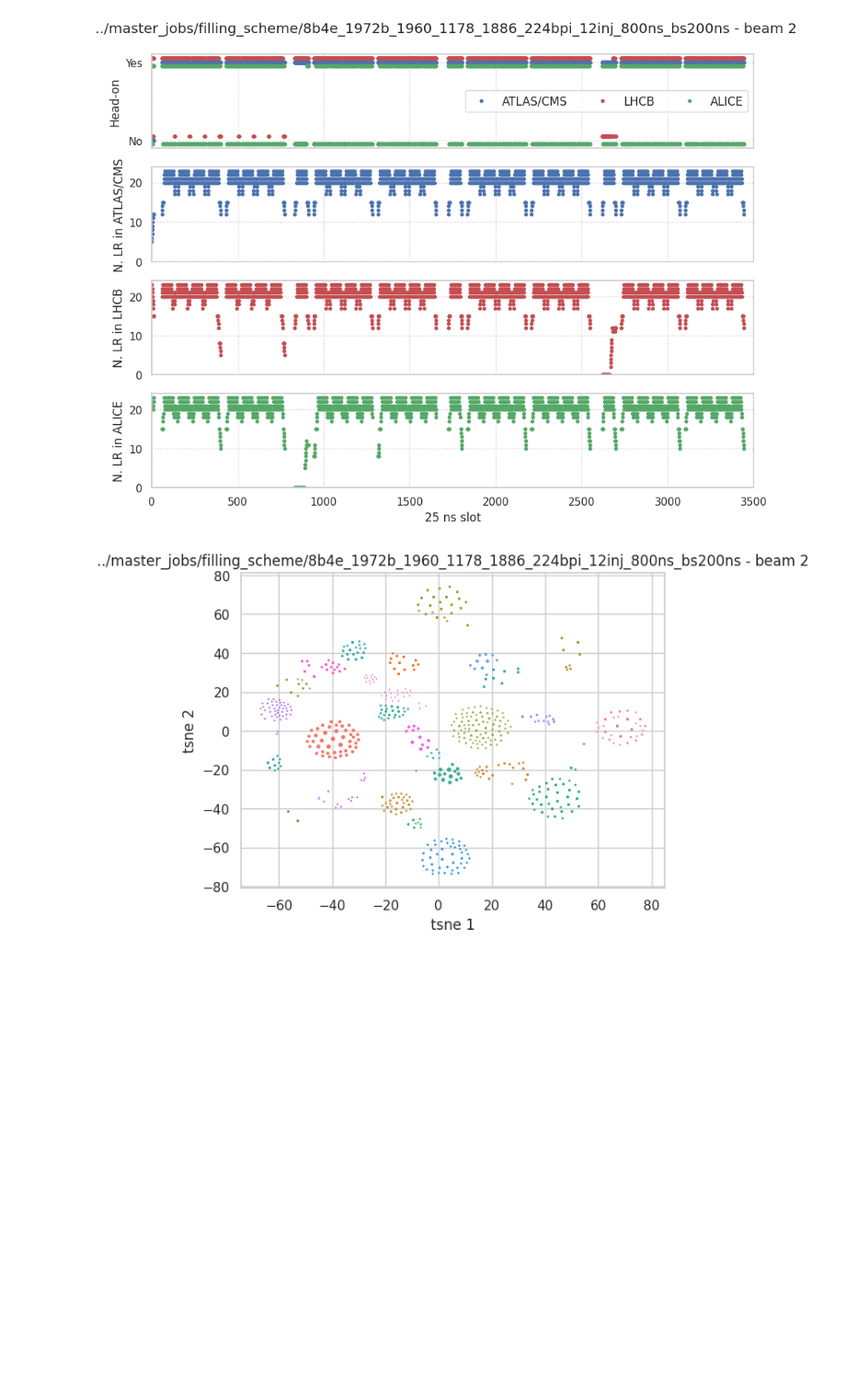
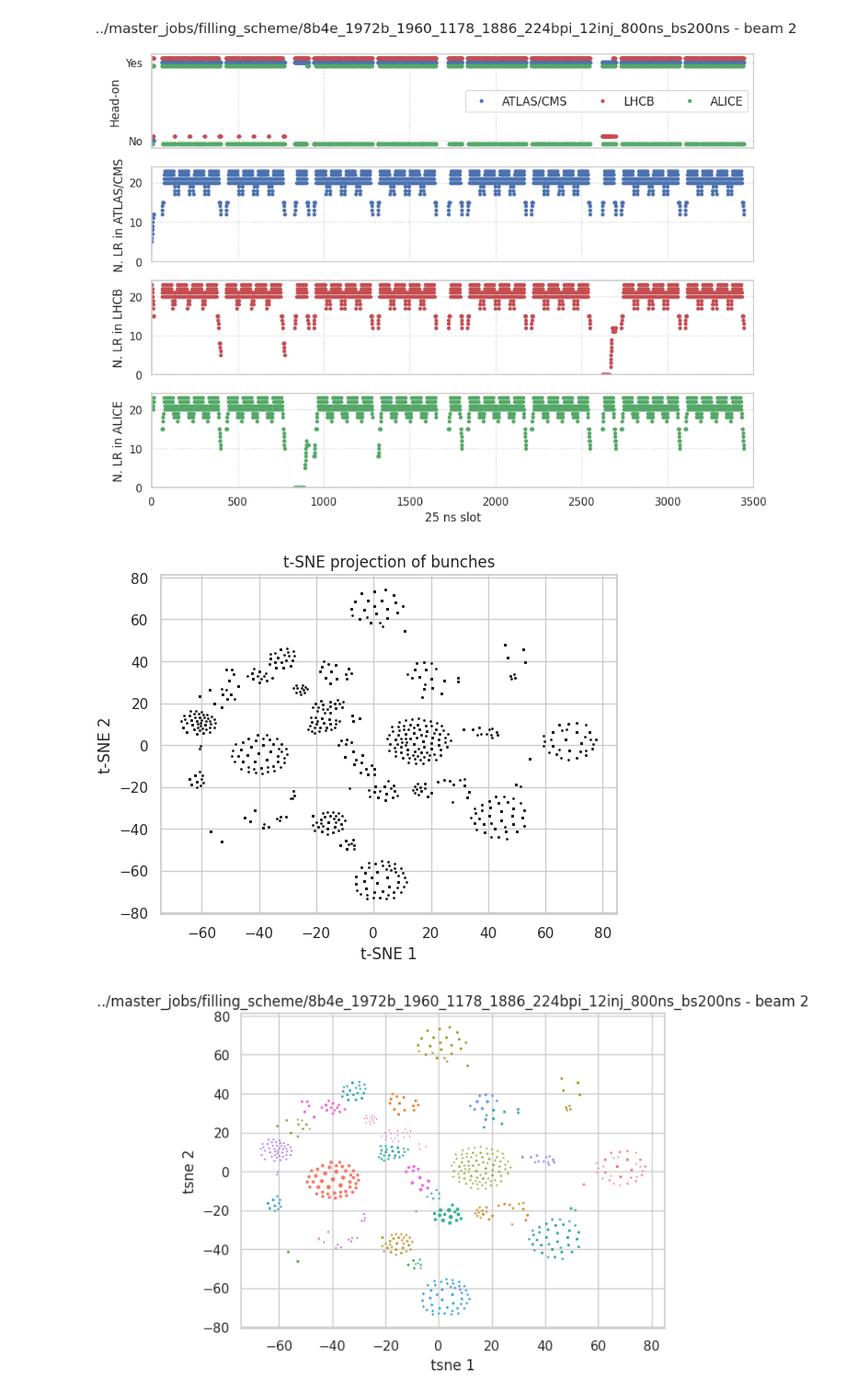
Before and after one commit to ColasDroin/DA_study, a Jupyter notebook: master_study/analysis/cluster_filling_schemes.ipynb, the cells around one changed output. Shown at 92% size. Drawn from its saved outputs; the diff is of its cells as text; code cells hidden in the pictures; blank space fills up the shorter version.

```diff
--- a/master_study/analysis/cluster_filling_schemes.ipynb
+++ b/master_study/analysis/cluster_filling_schemes.ipynb
@@ -182,28 +182,38 @@ Done Beam 2
 # %%
 # Cluster the bunches according to the bb schedule
 # 6 coordinates contained in bbs dataframe:
 # 1. collides in ATLAS/CMS
 # 2. collides in LHCB
 # 3. collides in ALICE
 # 4. # of LR in ATLAS/CMS
 # 5. # of LR in LHCB
 # 6. # of LR in ALICE
 bbs = patt.b1.bb_schedule
 # Project bunches in 2D using umap
 array_bunches = np.array([bbs['collides in ATLAS/CMS'],
                             bbs['collides in LHCB'],
                             bbs['collides in ALICE'],
                             bbs['# of LR in ATLAS/CMS'],
                             bbs['# of LR in LHCB'],
                             bbs['# of LR in ALICE']], dtype=np.float32).T
 # Add some noise to the data
 #array_bunches += np.random.normal(0, 0.001, array_bunches.shape)
 
 scaled_array_bunches = StandardScaler().fit_transform(array_bunches)
 
 
 tsne = manifold.TSNE(n_components=2, perplexity = 80, early_exaggeration =150, random_state = 1, metric = 'manhattan')
 array_bunches_2d = tsne.fit_transform(scaled_array_bunches)
+
+# Plot tsne projection
+fig = plt.figure()
+plt.scatter(array_bunches_2d[:, 0], array_bunches_2d[:, 1], s=1, c='k')
+plt.xlabel('t-SNE 1')
+plt.ylabel('t-SNE 2')
+plt.title('t-SNE projection of bunches')
+plt.show()
+# %% [output]
+[figure, added]
 # %%
 #for random_state in range(30,90):
 # Cluster the bunches in 14 clusters
```
